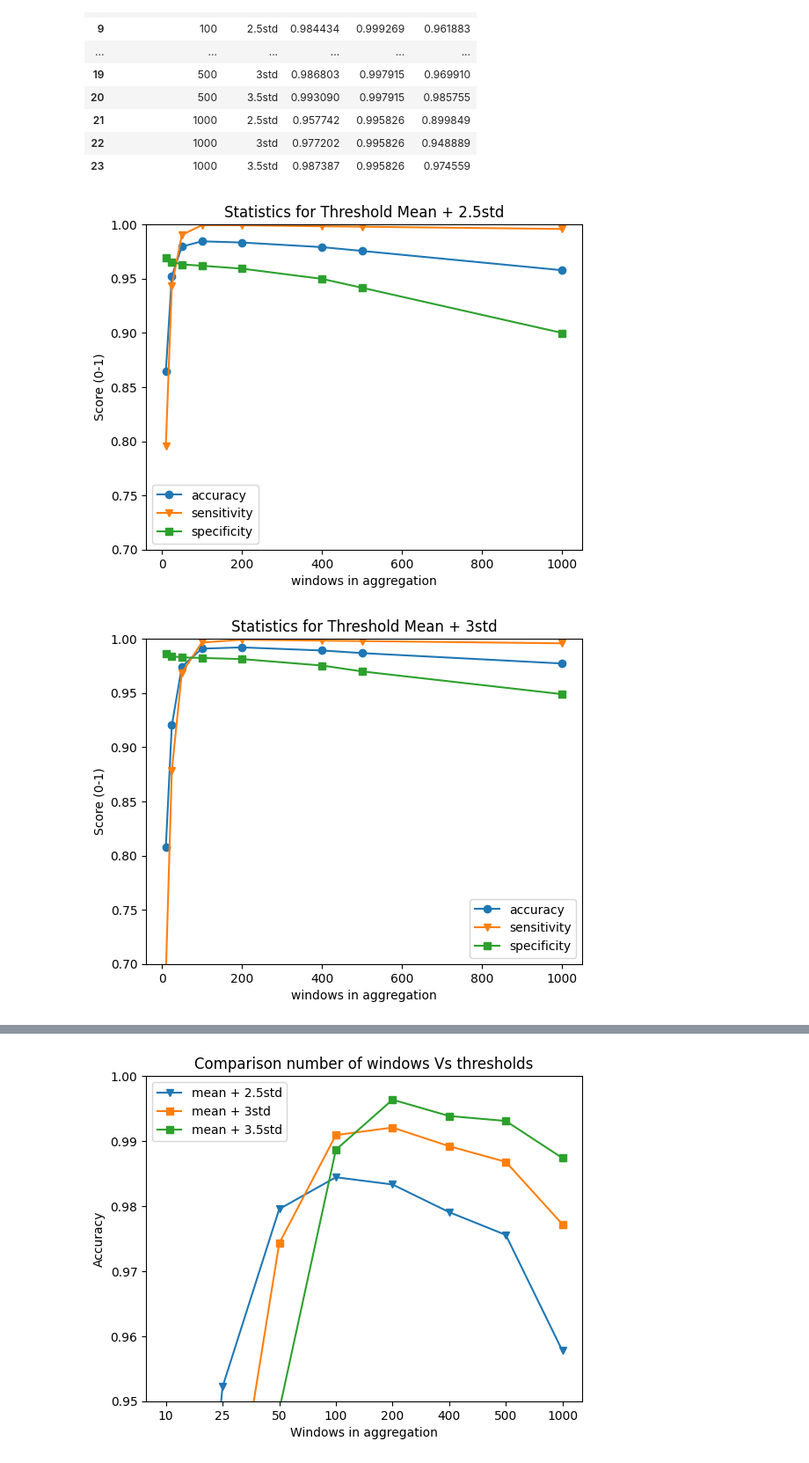
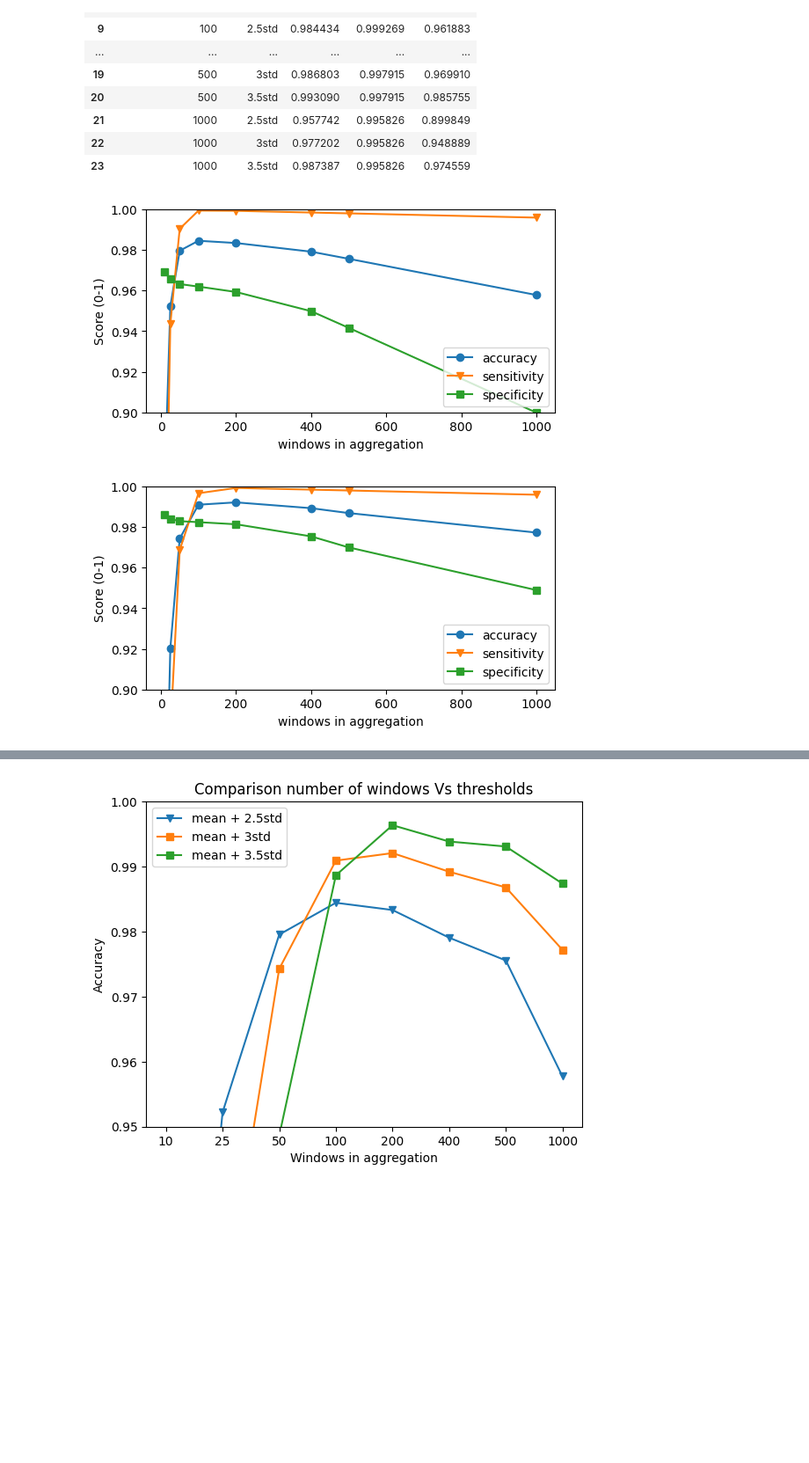
Before and after one commit to YhBedoya/SHM-MAE, a Jupyter notebook: AnomalyDetection on INSIST/AnalysisTrainingResults.ipynb, the cells around one changed output, grey strips where cells are left out. Shown at 88% size. Saved outputs shown, nothing was run; the diff lists cells and outputs as text; code cells hidden in the pictures; blank space fills up the shorter version.

```diff
--- a/AnomalyDetection on INSIST/AnalysisTrainingResults.ipynb
+++ b/AnomalyDetection on INSIST/AnalysisTrainingResults.ipynb
@@ -433,24 +433,25 @@ resultsVehiclesDf
 # %%
 for thresholdOpt in thresholdsOptions:
     pltDf = resultsVehiclesDf[resultsVehiclesDf["threshold"]==thresholdOpt]
     x_categories = pltDf["sizeMovingAverage"]
 
     # Create the plot
+    plt.rcParams['figure.figsize'] = [6, 3]
     plt.plot(x_categories, pltDf["accuracy"], marker='o', label='accuracy')
     plt.plot(x_categories, pltDf["sensitivity"], marker='v', label='sensitivity')
     plt.plot(x_categories, pltDf["specificity"], marker='s', label='specificity')
 
     # Add labels and title
-    plt.ylim(0.7, 1)
+    plt.ylim(0.9, 1)
     plt.xlabel('windows in aggregation')
     plt.ylabel('Score (0-1)')
-    plt.title(f'Statistics for Threshold Mean + {thresholdOpt}')
+    #plt.title(f'Statistics for Threshold Mean + {thresholdOpt}')
 
     # Add legend
     plt.legend()
 
     # Display the plot
     plt.show()
 # %% [output]
-[figure, old version]
+[figure, new version]
-[figure, old version]
+[figure, new version]
```
Also changed, not shown: parts of 3 cells of this notebook, 1 other file.
